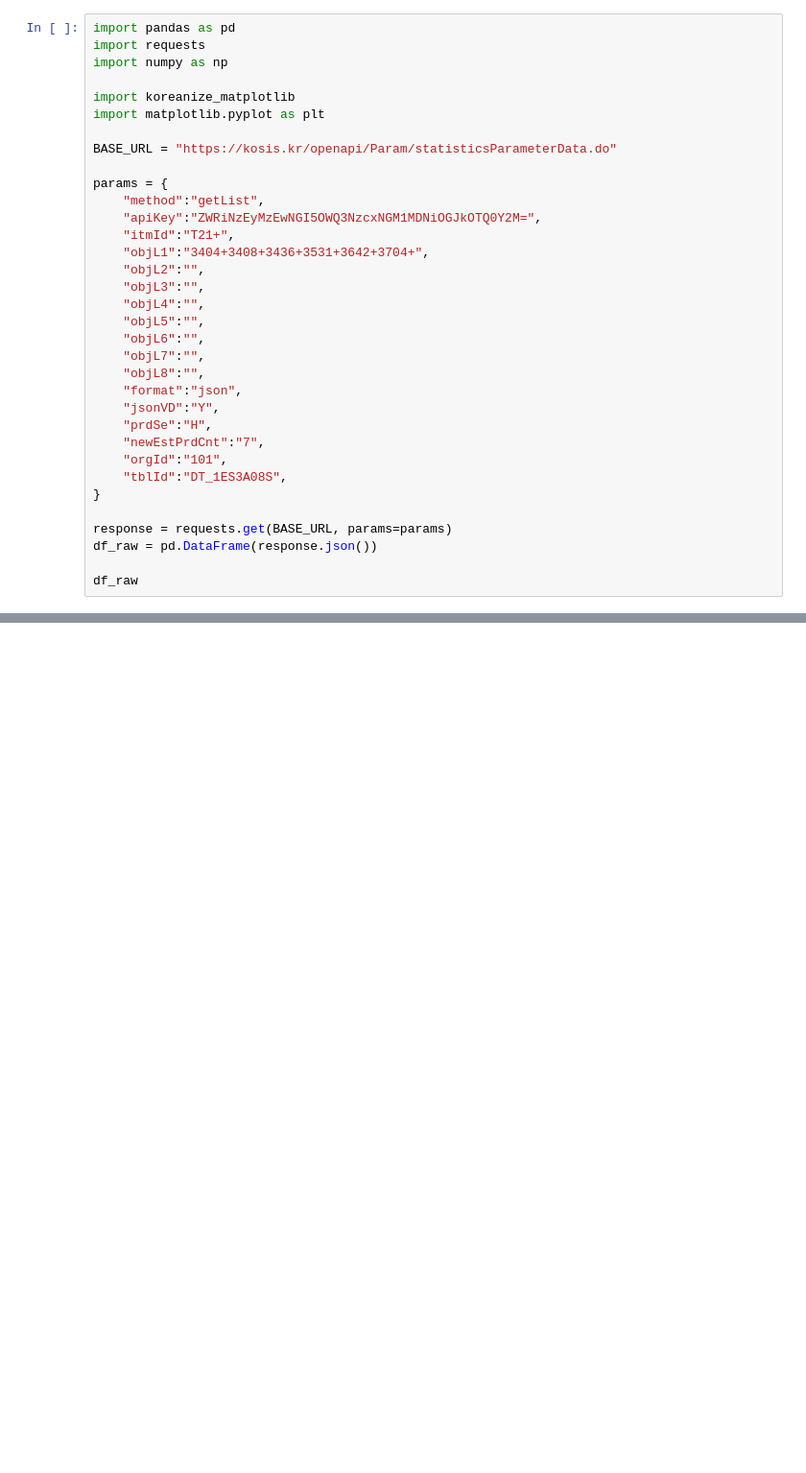
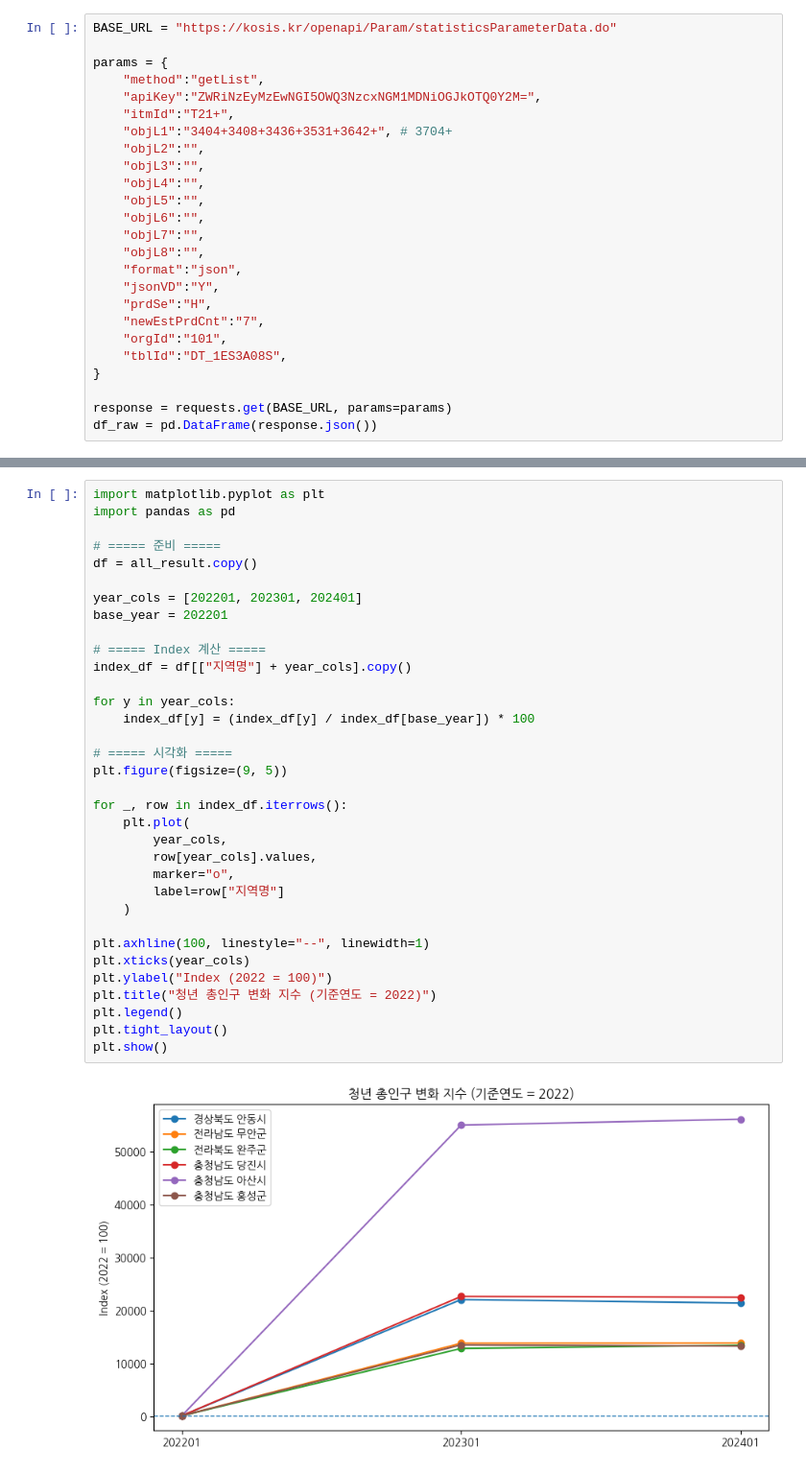
Before and after one commit to PotenupAI3/data_analysis_project, a Jupyter notebook: notebook/민채영/0104_지방별_경제_활동_청년_인구.ipynb, the cells around one changed output, grey strips where cells are left out. Shown at 96% size. Cells and saved outputs as stored; diff of their text form; blank space fills up the shorter version.

```diff
--- a/notebook/민채영/0104_지방별_경제_활동_청년_인구.ipynb
+++ b/notebook/민채영/0104_지방별_경제_활동_청년_인구.ipynb
@@ -312,18 +150,11 @@ all_result
 # %%
-import pandas as pd
-import requests
-import numpy as np
-
-import koreanize_matplotlib
-import matplotlib.pyplot as plt
-
 BASE_URL = "https://kosis.kr/openapi/Param/statisticsParameterData.do"
 
 params = {
     "method":"getList",
     "apiKey":"ZWRiNzEyMzEwNGI5OWQ3NzcxNGM1MDNiOGJkOTQ0Y2M=",
     "itmId":"T21+",
-    "objL1":"3404+3408+3436+3531+3642+3704+",
+    "objL1":"3404+3408+3436+3531+3642+", # 3704+
     "objL2":"",
     "objL3":"",
     "objL4":"",
@@ -341,5 +172,3 @@ params = {
 
 response = requests.get(BASE_URL, params=params)
 df_raw = pd.DataFrame(response.json())
-
-df_raw
@@ -444,0 +429,36 @@ plt.show()
+# %%
+import matplotlib.pyplot as plt
+import pandas as pd
+
+# ===== 준비 =====
+df = all_result.copy()
+
+year_cols = [202201, 202301, 202401]
+base_year = 202201
+
+# ===== Index 계산 =====
+index_df = df[["지역명"] + year_cols].copy()
+
+for y in year_cols:
+    index_df[y] = (index_df[y] / index_df[base_year]) * 100
+
+# ===== 시각화 =====
+plt.figure(figsize=(9, 5))
+
+for _, row in index_df.iterrows():
+    plt.plot(
+        year_cols,
+        row[year_cols].values,
+        marker="o",
+        label=row["지역명"]
+    )
+
+plt.axhline(100, linestyle="--", linewidth=1)
+plt.xticks(year_cols)
+plt.ylabel("Index (2022 = 100)")
+plt.title("청년 총인구 변화 지수 (기준연도 = 2022)")
+plt.legend()
+plt.tight_layout()
+plt.show()
+# %% [output]
+[figure, added]
```
Also changed, not shown: parts of 15 cells of this notebook, 1 other file.
